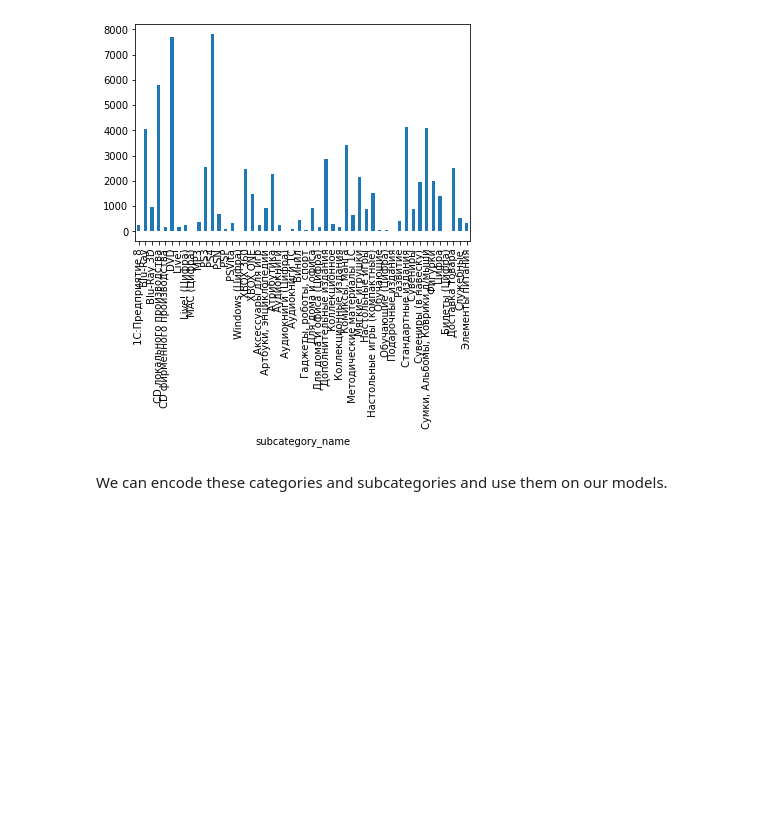
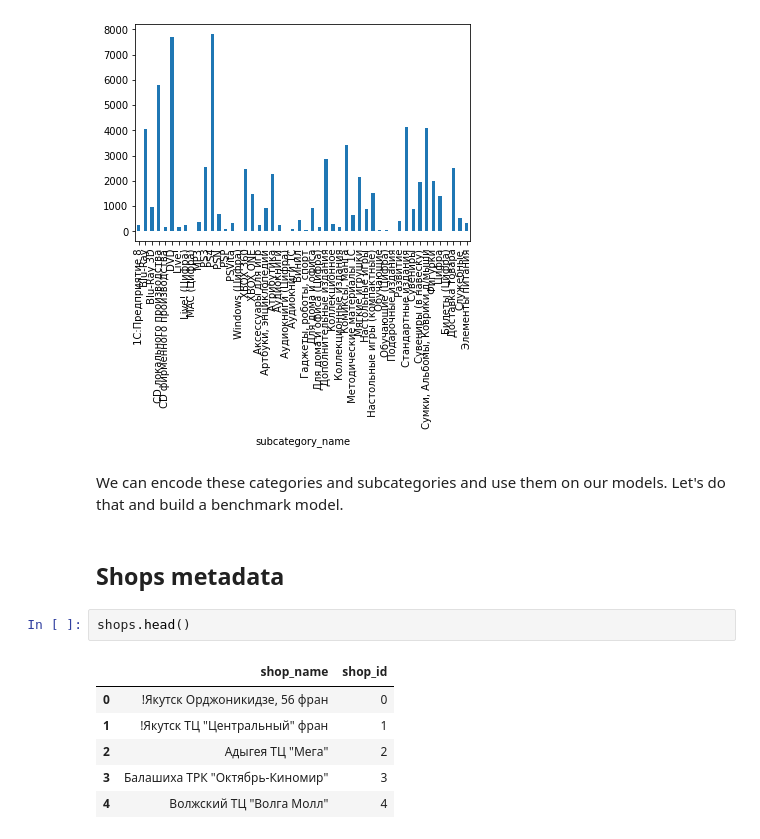
Before and after one commit to caioaao/hse-aml-final-project, a Jupyter notebook: notebooks/02-EDA.ipynb, the cells around one changed output. Drawn from its saved outputs; the diff is of its cells as text; blank space fills up the shorter version.

```diff
--- a/notebooks/02-EDA.ipynb
+++ b/notebooks/02-EDA.ipynb
@@ -217,4 +217,15 @@ df_train.groupby(by='subcategory_name')['item_cnt_month'].sum().plot.bar()
 <AxesSubplot:xlabel='subcategory_name'>
 [figure]
 # %% [markdown]
-We can encode these categories and subcategories and use them on our models.
+We can encode these categories and subcategories and use them on our models. Let's do that and build a benchmark model.
+# %% [markdown]
+## Shops metadata
+# %%
+shops.head()
+# %% [output]
+|  | shop_name | shop_id |
+| 0 | !Якутск Орджоникидзе, 56 фран | 0 |
+| 1 | !Якутск ТЦ "Центральный" фран | 1 |
+| 2 | Адыгея ТЦ "Мега" | 2 |
+| 3 | Балашиха ТРК "Октябрь-Киномир" | 3 |
+| 4 | Волжский ТЦ "Волга Молл" | 4 |
```
Also changed, not shown: parts of 4 cells of this notebook.
